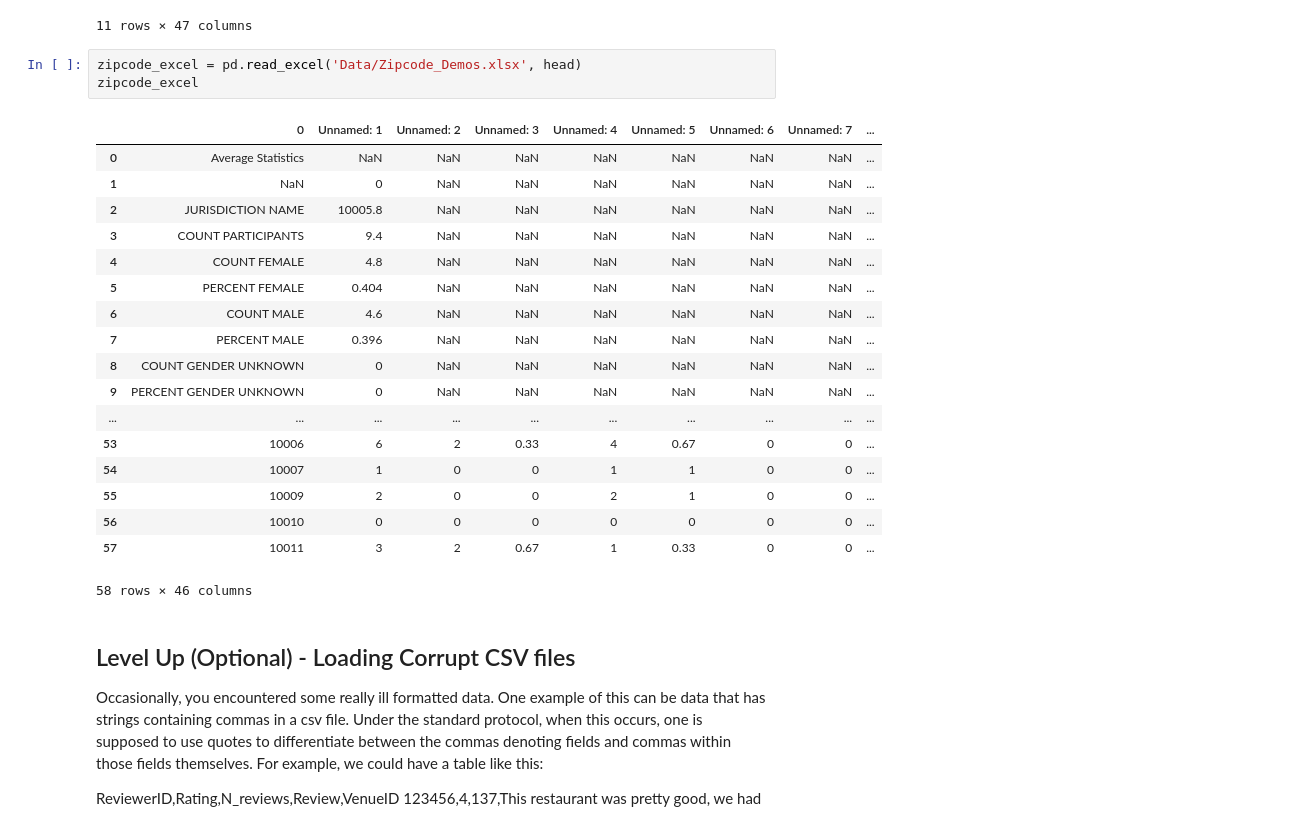
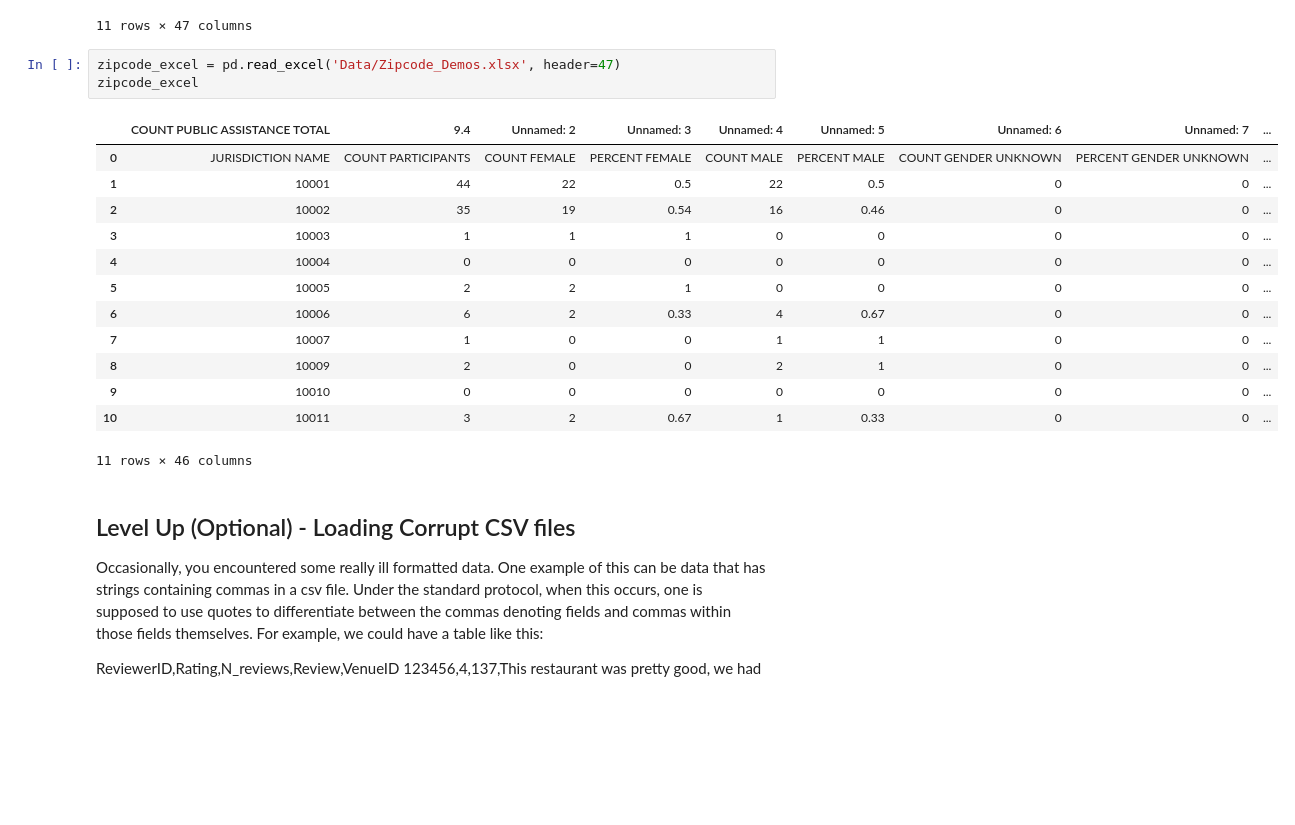
Before and after one commit to Rsaphra/dsc-importing-data-using-pandas-lab-nyc-ds-071519, a Jupyter notebook: index.ipynb, the cells around one changed output. Drawn from its saved outputs; the diff is of its cells as text; blank space fills up the shorter version.

```diff
--- a/index.ipynb
+++ b/index.ipynb
@@ -37,27 +37,22 @@ zipcode_demos
 | 10 | 57 | 10011 | 3 | 2 | 0.67 | 1 | 0.33 | 0 | ... |
 11 rows × 47 columns
 # %%
-zipcode_excel = pd.read_excel('Data/Zipcode_Demos.xlsx', head)
+zipcode_excel = pd.read_excel('Data/Zipcode_Demos.xlsx', header=47)
 zipcode_excel
 # %% [output]
-|  | 0 | Unnamed: 1 | Unnamed: 2 | Unnamed: 3 | Unnamed: 4 | Unnamed: 5 | Unnamed: 6 | Unnamed: 7 | ... |
-| 0 | Average Statistics | NaN | NaN | NaN | NaN | NaN | NaN | NaN | ... |
-| 1 | NaN | 0 | NaN | NaN | NaN | NaN | NaN | NaN | ... |
-| 2 | JURISDICTION NAME | 10005.8 | NaN | NaN | NaN | NaN | NaN | NaN | ... |
-| 3 | COUNT PARTICIPANTS | 9.4 | NaN | NaN | NaN | NaN | NaN | NaN | ... |
-| 4 | COUNT FEMALE | 4.8 | NaN | NaN | NaN | NaN | NaN | NaN | ... |
-| 5 | PERCENT FEMALE | 0.404 | NaN | NaN | NaN | NaN | NaN | NaN | ... |
-| 6 | COUNT MALE | 4.6 | NaN | NaN | NaN | NaN | NaN | NaN | ... |
-| 7 | PERCENT MALE | 0.396 | NaN | NaN | NaN | NaN | NaN | NaN | ... |
-| 8 | COUNT GENDER UNKNOWN | 0 | NaN | NaN | NaN | NaN | NaN | NaN | ... |
-| 9 | PERCENT GENDER UNKNOWN | 0 | NaN | NaN | NaN | NaN | NaN | NaN | ... |
-| ... | ... | ... | ... | ... | ... | ... | ... | ... | ... |
-| 53 | 10006 | 6 | 2 | 0.33 | 4 | 0.67 | 0 | 0 | ... |
-| 54 | 10007 | 1 | 0 | 0 | 1 | 1 | 0 | 0 | ... |
-| 55 | 10009 | 2 | 0 | 0 | 2 | 1 | 0 | 0 | ... |
-| 56 | 10010 | 0 | 0 | 0 | 0 | 0 | 0 | 0 | ... |
-| 57 | 10011 | 3 | 2 | 0.67 | 1 | 0.33 | 0 | 0 | ... |
+|  | COUNT PUBLIC ASSISTANCE TOTAL | 9.4 | Unnamed: 2 | Unnamed: 3 | Unnamed: 4 | Unnamed: 5 | Unnamed: 6 | Unnamed: 7 | ... |
+| 0 | JURISDICTION NAME | COUNT PARTICIPANTS | COUNT FEMALE | PERCENT FEMALE | COUNT MALE | PERCENT MALE | COUNT GENDER UNKNOWN | PERCENT GENDER UNKNOWN | ... |
+| 1 | 10001 | 44 | 22 | 0.5 | 22 | 0.5 | 0 | 0 | ... |
+| 2 | 10002 | 35 | 19 | 0.54 | 16 | 0.46 | 0 | 0 | ... |
+| 3 | 10003 | 1 | 1 | 1 | 0 | 0 | 0 | 0 | ... |
+| 4 | 10004 | 0 | 0 | 0 | 0 | 0 | 0 | 0 | ... |
+| 5 | 10005 | 2 | 2 | 1 | 0 | 0 | 0 | 0 | ... |
+| 6 | 10006 | 6 | 2 | 0.33 | 4 | 0.67 | 0 | 0 | ... |
+| 7 | 10007 | 1 | 0 | 0 | 1 | 1 | 0 | 0 | ... |
+| 8 | 10009 | 2 | 0 | 0 | 2 | 1 | 0 | 0 | ... |
+| 9 | 10010 | 0 | 0 | 0 | 0 | 0 | 0 | 0 | ... |
+| 10 | 10011 | 3 | 2 | 0.67 | 1 | 0.33 | 0 | 0 | ... |
-58 rows × 46 columns
+11 rows × 46 columns
 # %% [markdown]
 ## Level Up (Optional) - Loading Corrupt CSV files
 
```
